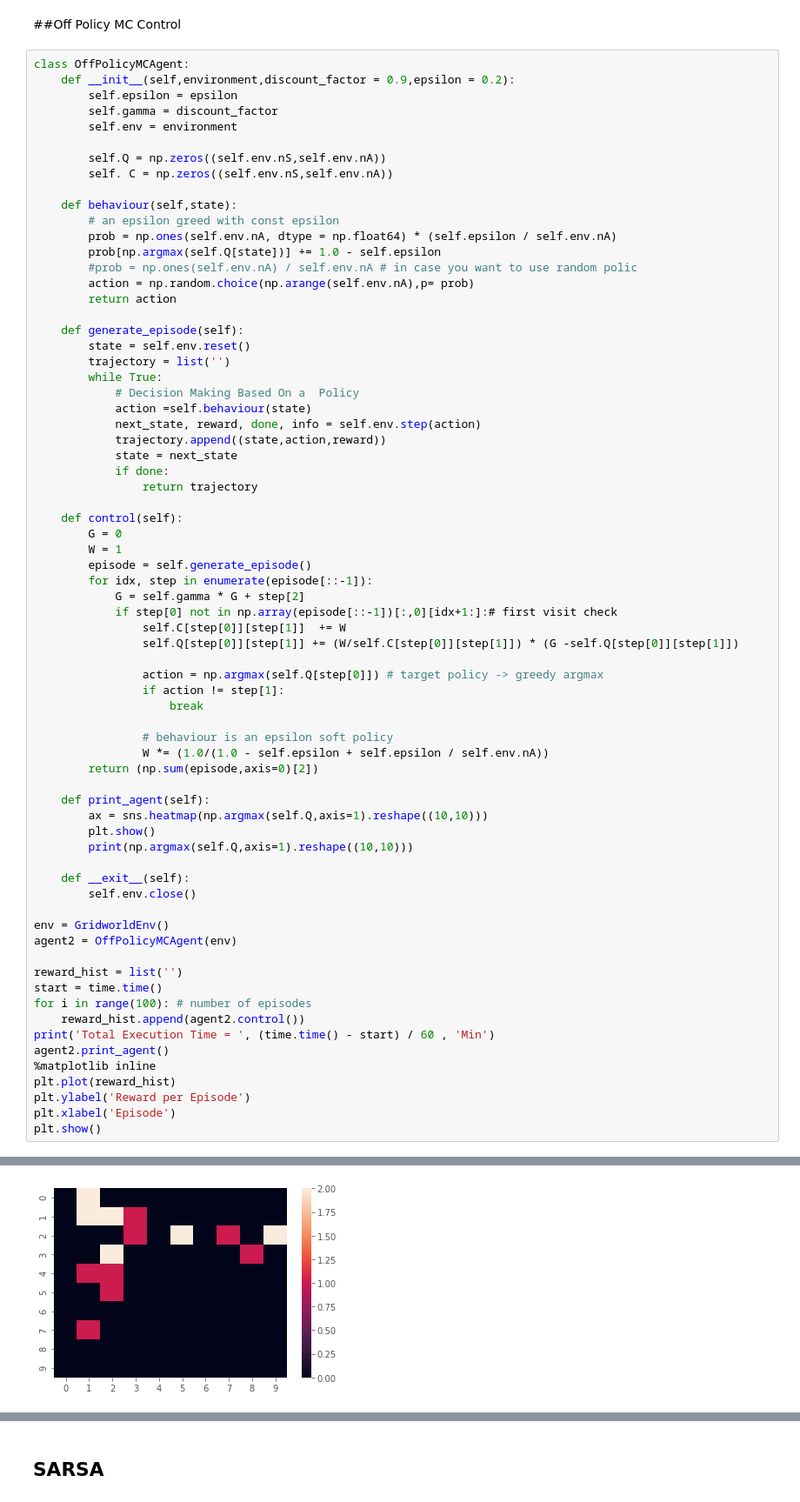
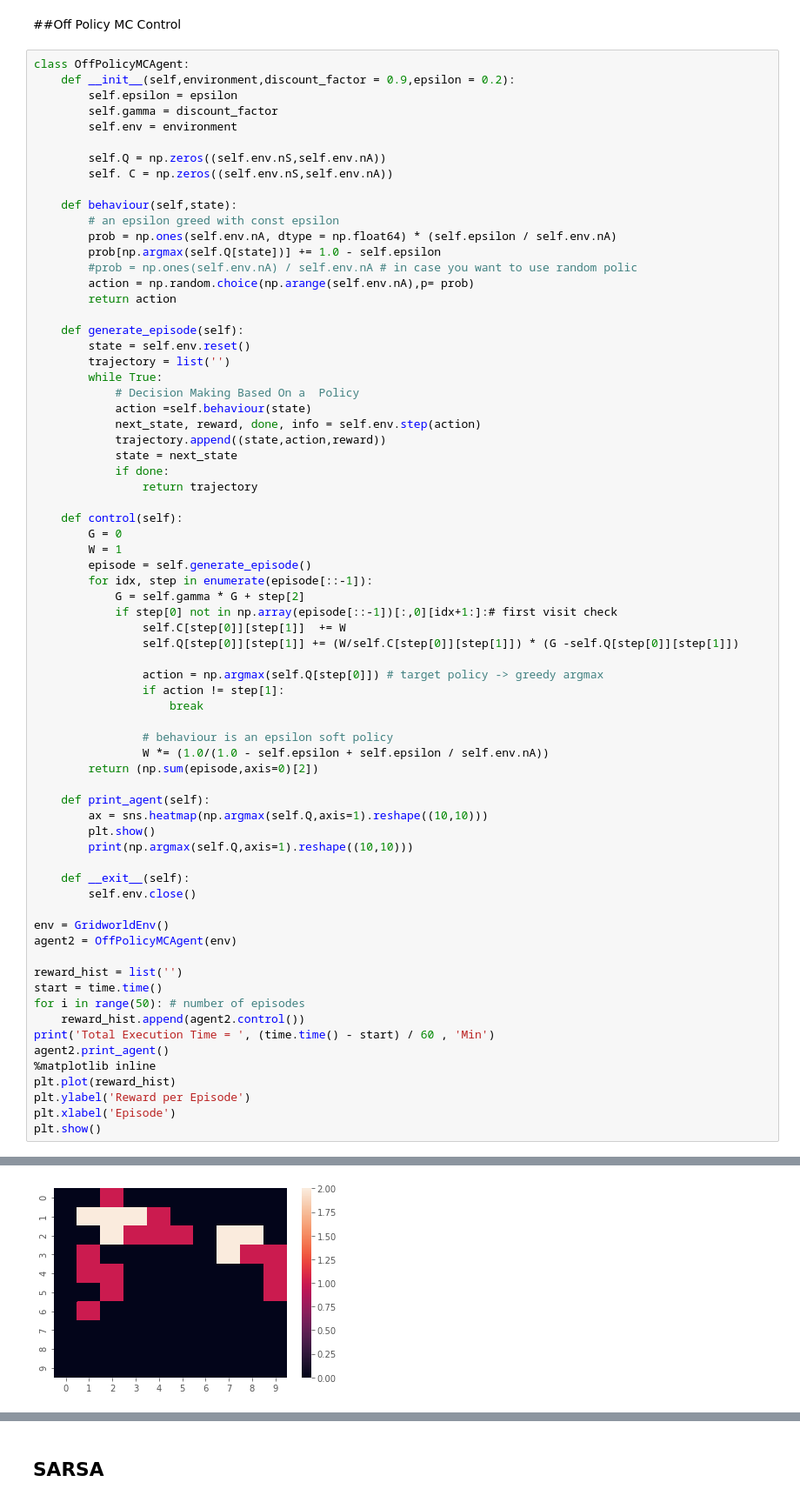
Before and after one commit to Kassra-sinaei/Interactive_learning_HW4, a Jupyter notebook: HW#4_Kassra_Sinaei_810696254.ipynb, the cells around one changed output, grey strips where cells are left out. Shown at 87% size. Drawn from its saved outputs; the diff is of its cells as text.

```diff
--- a/HW#4_Kassra_Sinaei_810696254.ipynb
+++ b/HW#4_Kassra_Sinaei_810696254.ipynb
@@ -310,7 +313,7 @@ agent2 = OffPolicyMCAgent(env)
 
 reward_hist = list('')
 start = time.time()
-for i in range(100): # number of episodes
+for i in range(50): # number of episodes
     reward_hist.append(agent2.control())
 print('Total Execution Time = ', (time.time() - start) / 60 , 'Min')
 agent2.print_agent()
@@ -324 +327 @@ Total Execution Time =  0.38423701127370197 Min
-[figure, old version]
+[figure, new version]
```
Also changed, not shown: parts of 9 cells of this notebook.
